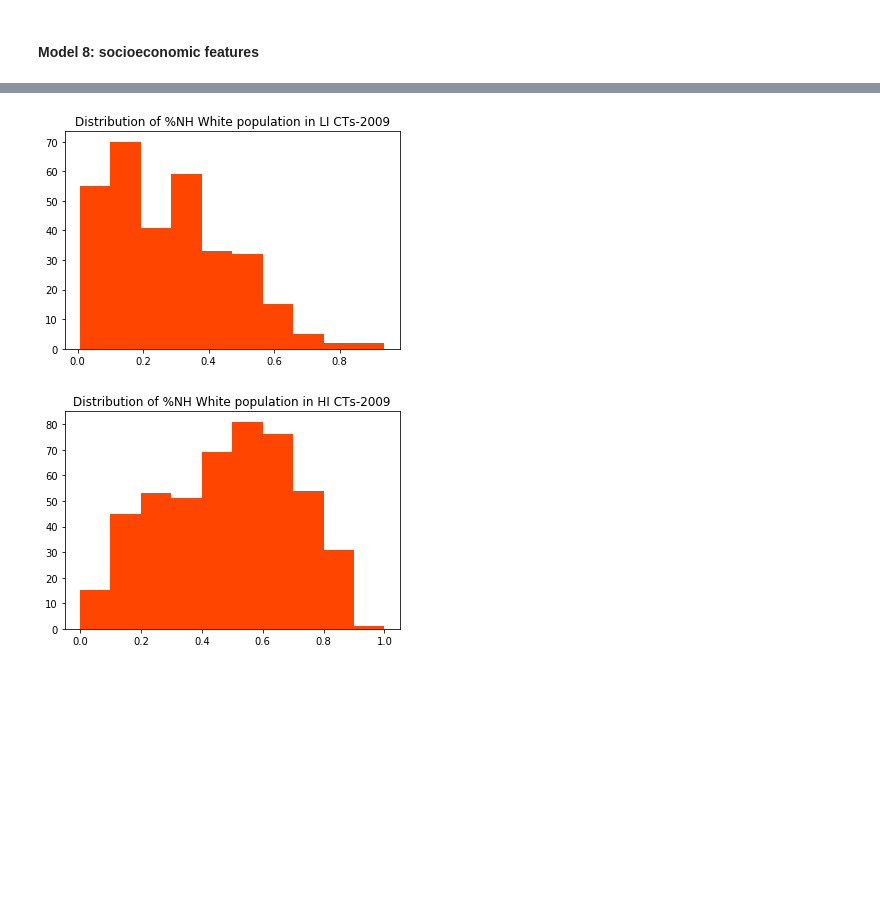
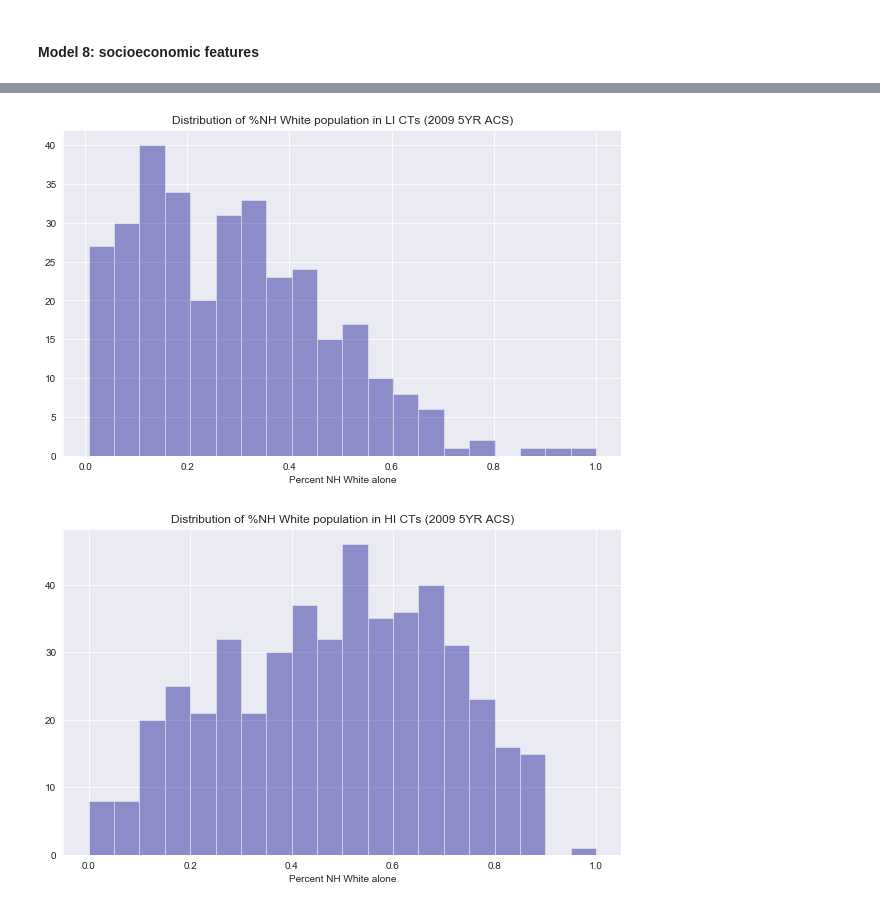
Before and after one commit to abaum1/communityreinvestmentact, a Jupyter notebook: scripts/Linear Regression Model Building (neighboring tracts only, 2009).ipynb, the cells around one changed output, grey strips where cells are left out. Cells and saved outputs as stored; diff of their text form; code cells hidden in the pictures; blank space fills up the shorter version.

```diff
--- a/scripts/Linear Regression Model Building (neighboring tracts only, 2009).ipynb
+++ b/scripts/Linear Regression Model Building (neighboring tracts only, 2009).ipynb
@@ -191,7 +191,7 @@ This is currently for 2009, but next step is to do it for the average of the rec
 
 Universe: all of the CTs in the 9 county bay area that had loan activity during 2009
 # %%
-filepath = '/Users/ameliabaum/Desktop/Amelia/CRA_Thesis/communityreinvestmentact/data/parsed_data/'
+filepath = '/Users/ameliabaum/Desktop/Amelia/CRA_Thesis/communityreinvestmentact/data/parsed_data_1/'
 Alameda = pd.read_csv(filepath+'Alameda_2009_parsed.csv')
 Alameda["Geoid"] = Alameda["Tract"].apply(lambda x: int(x*100 + 6001000000))
 
@@ -524,8 +526,16 @@ Warnings:
 # %%
-plt.scatter(X_vars_m2['Percent NH White alone'], Y_m2, c='orangered', alpha='0.5')
-plt.title('% NH White alone vs. # of Loans by tract- 2009')
-plt.xlabel('Percent NH White alone')
-plt.ylabel('# of total loans')
+# plt.scatter(allvars_2009['Percent NH White alone'], allvars_2009["Total Loans"], c='orangered', alpha='0.5')
+# plt.title('% NH White alone (2009 5 YR ACS) vs. # of Loans by tract (HMDA 2009)')
+# plt.xlabel('Percent NH White alone')
+# plt.ylabel('# of total loans')
+import seaborn as sns
+sns.set_style('darkgrid')
+
+plt.figure(figsize=(10,6))
+plt.title('% NH White alone (2009 5 YR ACS) vs. # of Loans by tract (HMDA 2009)')
+plot = sns.scatterplot(allvars_2009['Percent NH White alone'], allvars_2009['Total Loans'],
+     hue = allvars_2009["County_x"], legend='brief', markers='p', palette= "deep")
+plt.legend(bbox_to_anchor=(1,1), loc=1)
 
 plt.savefig('/Users/ameliabaum/Desktop/Amelia/CRA_Thesis/communityreinvestmentact/results/nhw_vs_loans_09.png')
 # %% [output]
@@ -563,4 +610,3 @@ plt.hist(X_vars_m2['Percent NH Black or African African alone'])
 # %%
-LI = X_vars_m2[X_vars_m2['CRA'] == 1]
-LI.head()
-HI = X_vars_m2[X_vars_m2['CRA'] == 0]
+LI = allvars_2009[allvars_2009['CRA'] == 1]
+HI = allvars_2009[allvars_2009['CRA'] == 0]
@@ -567,12 +629,16 @@ HI = X_vars_m2[X_vars_m2['CRA'] == 0]
 # %%
-plt.title('Distribution of %NH White population in LI CTs-2009')
-plt.hist(LI['Percent NH White alone'], color='orangered')
+plt.figure(figsize=(10,6))
+plt.title('Distribution of %NH White population in LI CTs (2009 5YR ACS)')
+sns.distplot(LI['Percent NH White alone'], kde=False, color='darkblue', bins=20);
+
 plt.savefig('/Users/ameliabaum/Desktop/Amelia/CRA_Thesis/communityreinvestmentact/results/LI_nhw_dist_09.png')
 # %% [output]
-[figure, old version]
+[figure, new version]
 # %%
-plt.title('Distribution of %NH White population in HI CTs-2009')
-plt.hist(HI['Percent NH White alone'], color='orangered')
+plt.figure(figsize=(10,6))
+plt.title('Distribution of %NH White population in HI CTs (2009 5YR ACS)')
+sns.distplot(HI['Percent NH White alone'], kde=False, color='darkblue', bins=20);
+
 plt.savefig('/Users/ameliabaum/Desktop/Amelia/CRA_Thesis/communityreinvestmentact/results/HI_nhw_dist_09.png')
 # %% [output]
-[figure, old version]
+[figure, new version]
```
Also changed, not shown: parts of 29 cells of this notebook, 46 other files.
